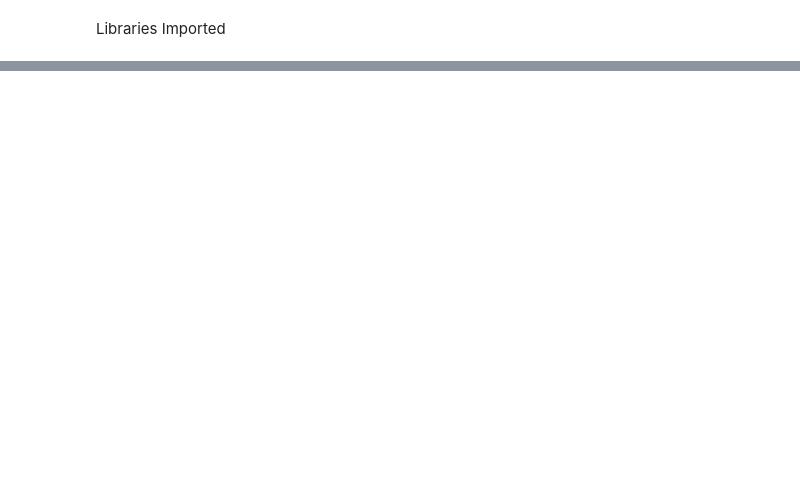
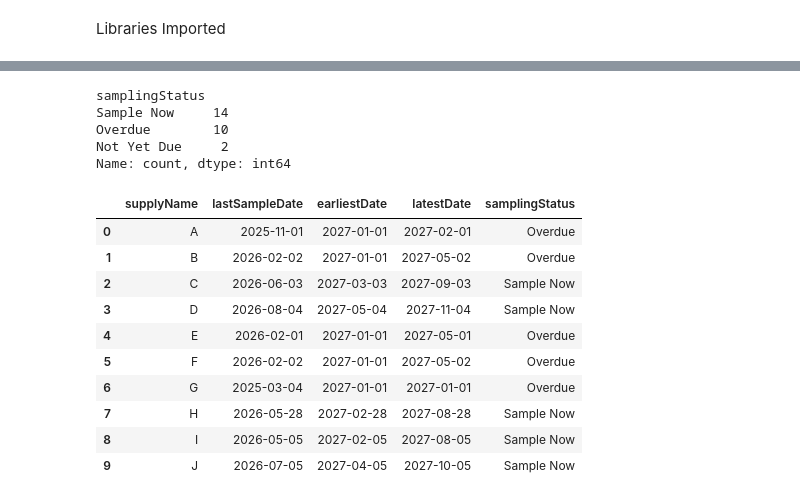
Before and after one commit to Captainjack2210/Dissertation, a Jupyter notebook: disertationPrototype.ipynb, the cells around one changed output, grey strips where cells are left out. Saved outputs shown, nothing was run; the diff lists cells and outputs as text; code cells hidden in the pictures; blank space fills up the shorter version.

```diff
--- a/disertationPrototype.ipynb
+++ b/disertationPrototype.ipynb
@@ -25,0 +114,25 @@ roadNetwork = gpd.read_file(roadMap)
+# %%
+supplyDf["samplingStatus"] = "Not Yet Due"
+
+supplyDf.loc[supplyDf["latestDate"] < currentDate, "samplingStatus"] = "Overdue"
+supplyDf.loc[(supplyDf["earliestDate"] <= currentDate) & (supplyDf["latestDate"] >= currentDate), "samplingStatus"] = "Sample Now"
+
+print(supplyDf["samplingStatus"].value_counts())
+display(supplyDf[["supplyName", "lastSampleDate", "earliestDate", "latestDate", "samplingStatus"]].head(10))
+# %% [output]
+samplingStatus
+Sample Now     14
+Overdue        10
+Not Yet Due     2
+Name: count, dtype: int64
+|  | supplyName | lastSampleDate | earliestDate | latestDate | samplingStatus |
+| 0 | A | 2025-11-01 | 2027-01-01 | 2027-02-01 | Overdue |
+| 1 | B | 2026-02-02 | 2027-01-01 | 2027-05-02 | Overdue |
+| 2 | C | 2026-06-03 | 2027-03-03 | 2027-09-03 | Sample Now |
+| 3 | D | 2026-08-04 | 2027-05-04 | 2027-11-04 | Sample Now |
+| 4 | E | 2026-02-01 | 2027-01-01 | 2027-05-01 | Overdue |
+| 5 | F | 2026-02-02 | 2027-01-01 | 2027-05-02 | Overdue |
+| 6 | G | 2025-03-04 | 2027-01-01 | 2027-01-01 | Overdue |
+| 7 | H | 2026-05-28 | 2027-02-28 | 2027-08-28 | Sample Now |
+| 8 | I | 2026-05-05 | 2027-02-05 | 2027-08-05 | Sample Now |
+| 9 | J | 2026-07-05 | 2027-04-05 | 2027-10-05 | Sample Now |
```
Also changed, not shown: parts of 18 cells of this notebook, 3 other files.
